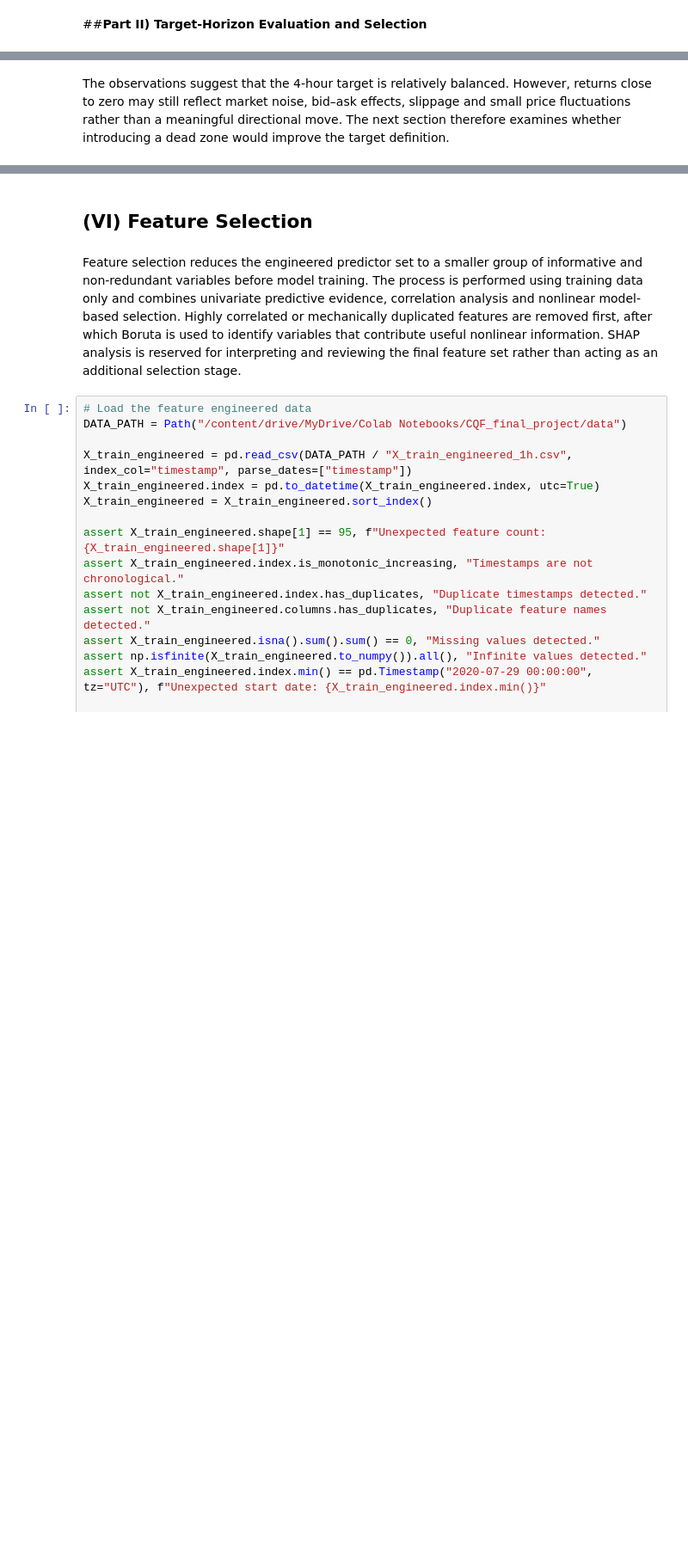
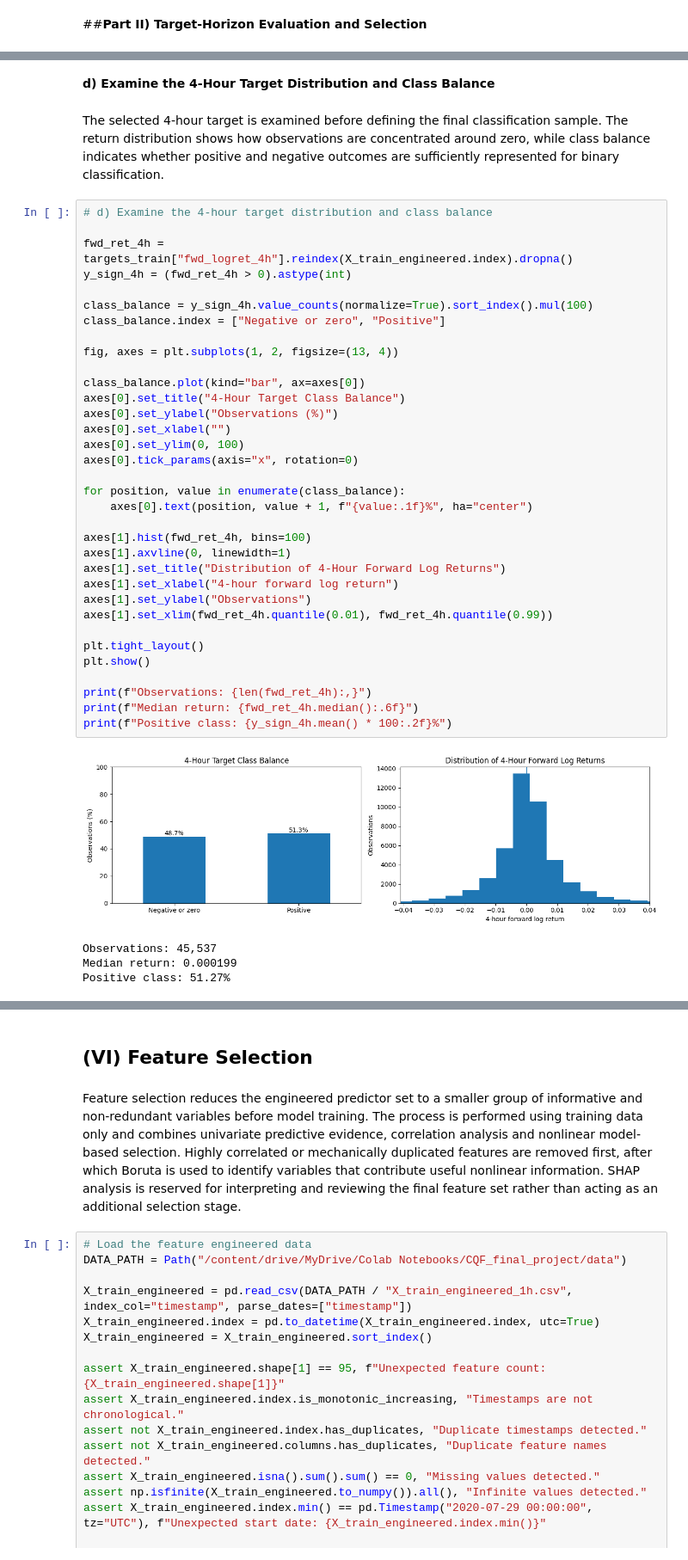
Before and after one commit to jade-lam/CQF, a Jupyter notebook: CQF_Final_Project.ipynb, the cells around one changed output, grey strips where cells are left out. Shown at 86% size. Drawn from its saved outputs; the diff is of its cells as text; blank space fills up the shorter version.

```diff
--- a/CQF_Final_Project.ipynb
+++ b/CQF_Final_Project.ipynb
@@ -3802,2 +3551,43 @@ Positive class: 51.12%
-# %% [markdown]
-The observations suggest that the 4-hour target is relatively balanced. However, returns close to zero may still reflect market noise, bid–ask effects, slippage and small price fluctuations rather than a meaningful directional move. The next section therefore examines whether introducing a dead zone would improve the target definition.
+# %% [markdown]
+**d) Examine the 4-Hour Target Distribution and Class Balance**
+# %% [markdown]
+The selected 4-hour target is examined before defining the final classification sample. The return distribution shows how observations are concentrated around zero, while class balance indicates whether positive and negative outcomes are sufficiently represented for binary classification.
+# %%
+# d) Examine the 4-hour target distribution and class balance
+
+fwd_ret_4h = targets_train["fwd_logret_4h"].reindex(X_train_engineered.index).dropna()
+y_sign_4h = (fwd_ret_4h > 0).astype(int)
+
+class_balance = y_sign_4h.value_counts(normalize=True).sort_index().mul(100)
+class_balance.index = ["Negative or zero", "Positive"]
+
+fig, axes = plt.subplots(1, 2, figsize=(13, 4))
+
+class_balance.plot(kind="bar", ax=axes[0])
+axes[0].set_title("4-Hour Target Class Balance")
+axes[0].set_ylabel("Observations (%)")
+axes[0].set_xlabel("")
+axes[0].set_ylim(0, 100)
+axes[0].tick_params(axis="x", rotation=0)
+
+for position, value in enumerate(class_balance):
+    axes[0].text(position, value + 1, f"{value:.1f}%", ha="center")
+
+axes[1].hist(fwd_ret_4h, bins=100)
+axes[1].axvline(0, linewidth=1)
+axes[1].set_title("Distribution of 4-Hour Forward Log Returns")
+axes[1].set_xlabel("4-hour forward log return")
+axes[1].set_ylabel("Observations")
+axes[1].set_xlim(fwd_ret_4h.quantile(0.01), fwd_ret_4h.quantile(0.99))
+
+plt.tight_layout()
+plt.show()
+
+print(f"Observations: {len(fwd_ret_4h):,}")
+print(f"Median return: {fwd_ret_4h.median():.6f}")
+print(f"Positive class: {y_sign_4h.mean() * 100:.2f}%")
+# %% [output]
+[figure, added]
+Observations: 45,537
+Median return: 0.000199
+Positive class: 51.27%
```
Also changed, not shown: parts of 52 cells of this notebook.
